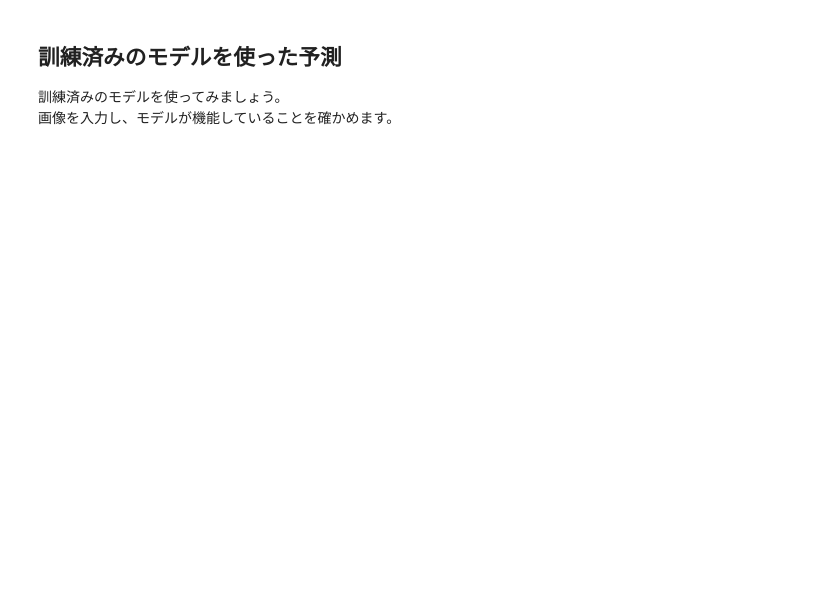
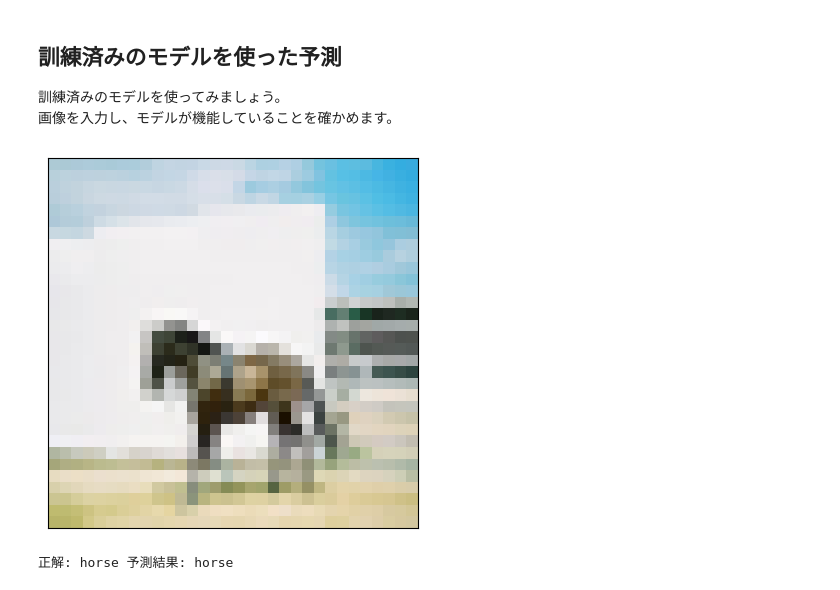
Before and after one commit to shoyell/lecture_pytorch, a Jupyter notebook: lecture4/cnn.ipynb, the cells around one changed output. Cells and saved outputs as stored; diff of their text form; code cells hidden in the pictures; blank space fills up the shorter version.

```diff
--- a/lecture4/cnn.ipynb
+++ b/lecture4/cnn.ipynb
@@ -247,14 +257,17 @@ print("正解率:", str(correct/total*100) + "%")
 # %%
 cifar10_loader = DataLoader(cifar10_test, batch_size=1, shuffle=True)
 dataiter = iter(cifar10_loader)
-images, labels = dataiter.next()  # サンプルを1つだけ取り出す
+images, labels = next(dataiter)  # サンプルを1つだけ取り出す
 
 plt.imshow(np.transpose(images[0], (1, 2, 0)))  # チャンネルを一番後ろに
 plt.tick_params(labelbottom=False, labelleft=False, bottom=False, left=False)  # ラベルとメモリを非表示に
 plt.show()
 
 net.eval()  # 評価モード
 x, t = images.cuda(), labels.cuda()  # GPU対応
 y = net(x)
 print("正解:", cifar10_classes[labels[0]],
       "予測結果:", cifar10_classes[y.argmax().item()])
+# %% [output]
+[figure, added]
+正解: horse 予測結果: horse
```
Also changed, not shown: parts of 4 cells of this notebook.
